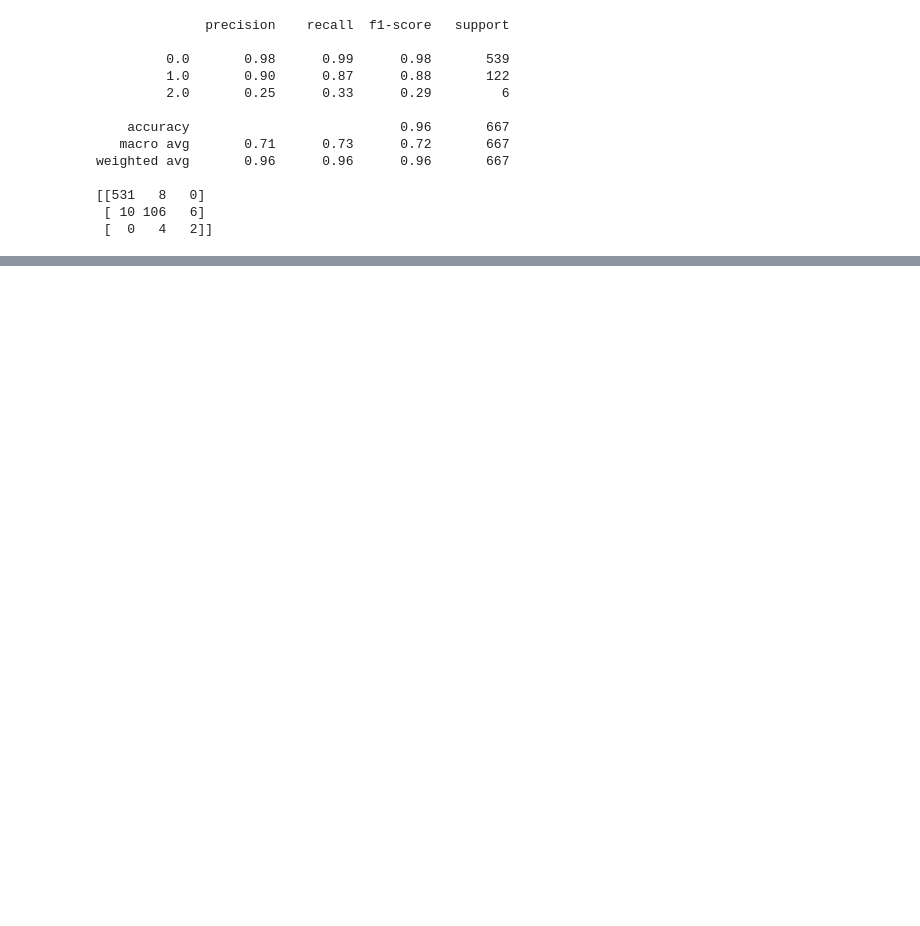
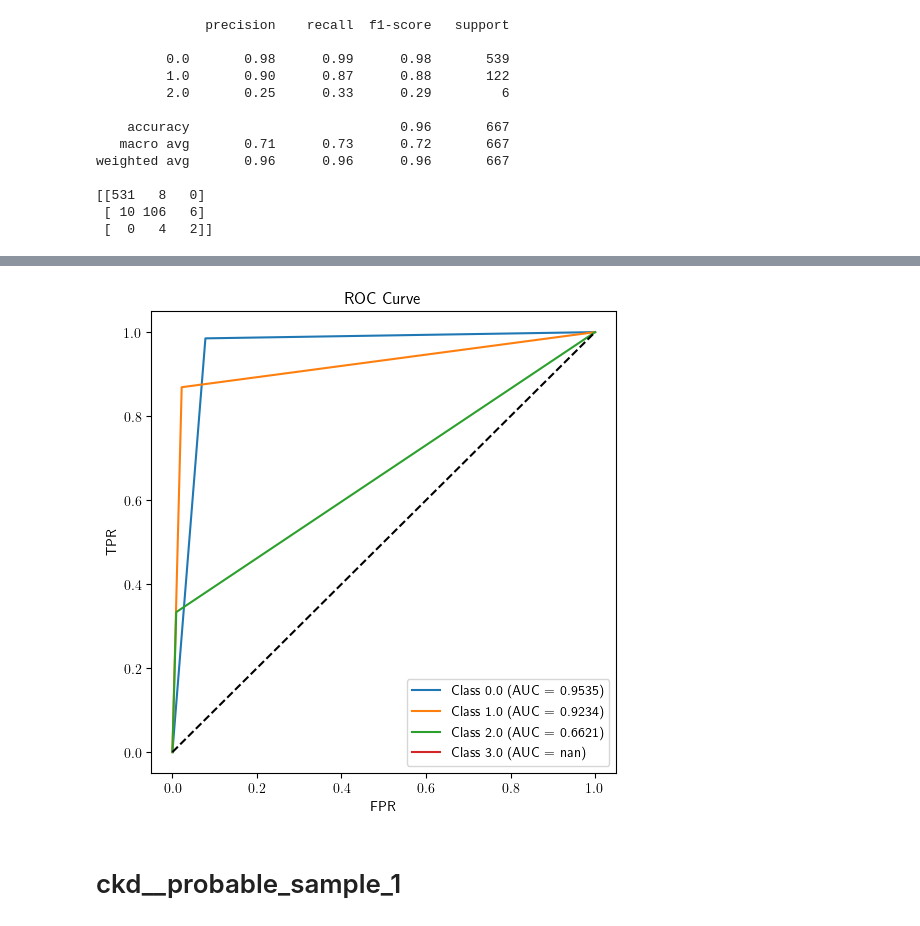
Before and after one commit to akshaysanjeevk/SysBio-course, a Jupyter notebook: HW-2-4/DecisionTree.ipynb, the cells around one changed output, grey strips where cells are left out. Cells and saved outputs as stored; diff of their text form; code cells hidden in the pictures; blank space fills up the shorter version.

```diff
--- a/HW-2-4/DecisionTree.ipynb
+++ b/HW-2-4/DecisionTree.ipynb
@@ -71,0 +63,22 @@ plt.show()
+# %%
+
+y_proba = cdk_model.predict_proba(X_test)
+classes = cdk_model.classes_
+
+plt.figure(figsize=(6,6))
+for i, cls in enumerate(classes):
+    fpr, tpr, _ = roc_curve(y_test == cls, y_proba[:, i])
+    roc_auc = auc(fpr, tpr)
+    plt.plot(fpr, tpr, label=f'Class {cls} (AUC = {roc_auc:.4f})')
+
+plt.plot([0, 1], [0, 1], 'k--')
+plt.xlabel('FPR')
+plt.ylabel('TPR')
+plt.title('ROC Curve')
+plt.legend()
+# plt.savefig('ROC_ckd_RF.png', dpi=450)
+plt.show()
+# %% [output]
+[figure, added]
+# %% [markdown]
+# ckd__probable_sample_1
```
Also changed, not shown: parts of 6 cells of this notebook, 7 other files.
